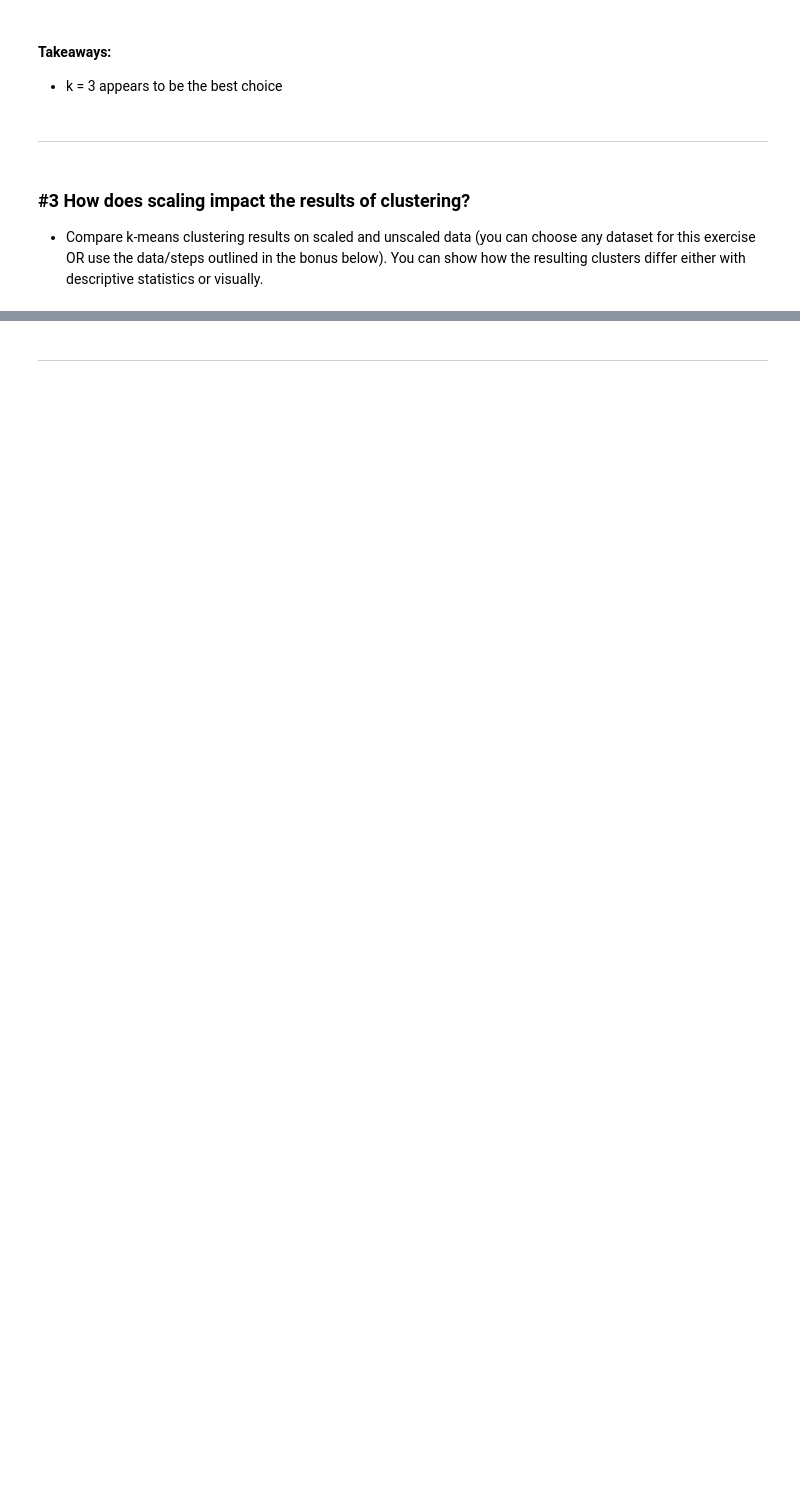
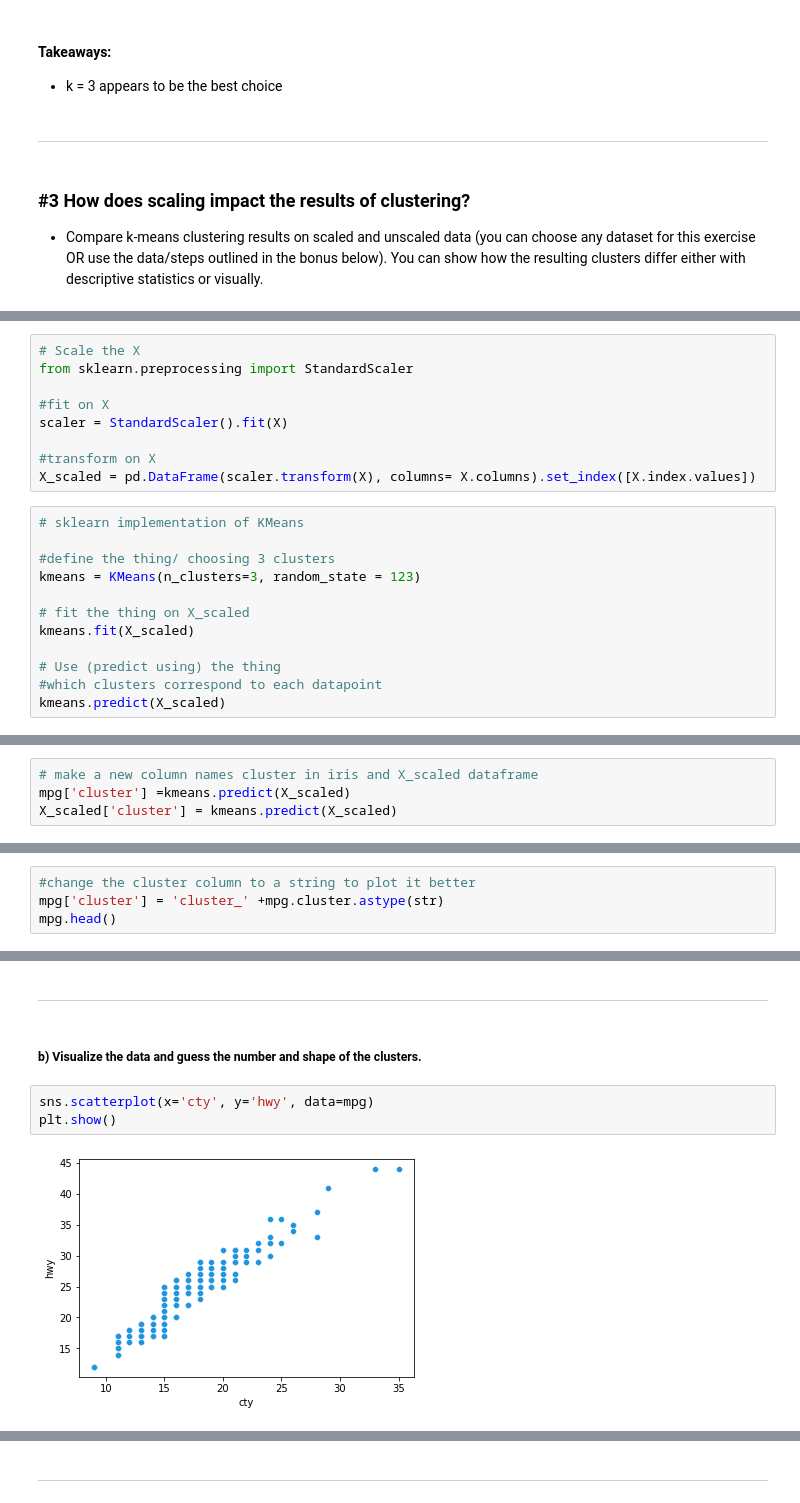
Before and after one commit to natasharivers/Clustering, a Jupyter notebook: modeling.ipynb, the cells around one changed output, grey strips where cells are left out. Drawn from its saved outputs; the diff is of its cells as text; blank space fills up the shorter version.

```diff
--- a/modeling.ipynb
+++ b/modeling.ipynb
@@ -444,0 +512,21 @@ viz_kmeans.viz_mall_customers(df, kmeans)
+# %%
+# Scale the X
+from sklearn.preprocessing import StandardScaler
+
+#fit on X
+scaler = StandardScaler().fit(X)
+
+#transform on X
+X_scaled = pd.DataFrame(scaler.transform(X), columns= X.columns).set_index([X.index.values])
+# %%
+# sklearn implementation of KMeans
+
+#define the thing/ choosing 3 clusters
+kmeans = KMeans(n_clusters=3, random_state = 123)
+
+# fit the thing on X_scaled
+kmeans.fit(X_scaled)
+
+# Use (predict using) the thing
+#which clusters correspond to each datapoint
+kmeans.predict(X_scaled)
@@ -444,0 +545,4 @@ viz_kmeans.viz_mall_customers(df, kmeans)
+# %%
+# make a new column names cluster in iris and X_scaled dataframe
+mpg['cluster'] =kmeans.predict(X_scaled)
+X_scaled['cluster'] = kmeans.predict(X_scaled)
@@ -444,0 +562,4 @@ viz_kmeans.viz_mall_customers(df, kmeans)
+# %%
+#change the cluster column to a string to plot it better
+mpg['cluster'] = 'cluster_' +mpg.cluster.astype(str)
+mpg.head()
@@ -444,0 +573,9 @@ viz_kmeans.viz_mall_customers(df, kmeans)
+# %% [markdown]
+<hr style="border:2px solid black"> </hr>
+# %% [markdown]
+##### b) Visualize the data and guess the number and shape of the clusters.
+# %%
+sns.scatterplot(x='cty', y='hwy', data=mpg)
+plt.show()
+# %% [output]
+[figure, added]
```
Also changed, not shown: parts of 45 cells of this notebook.
